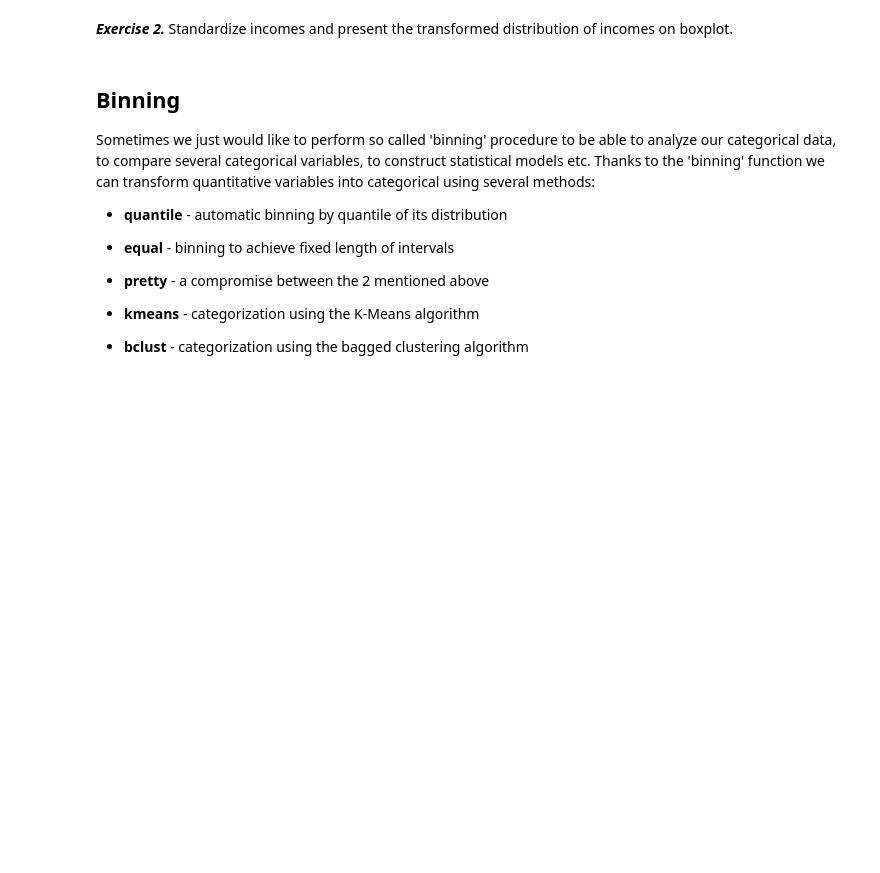
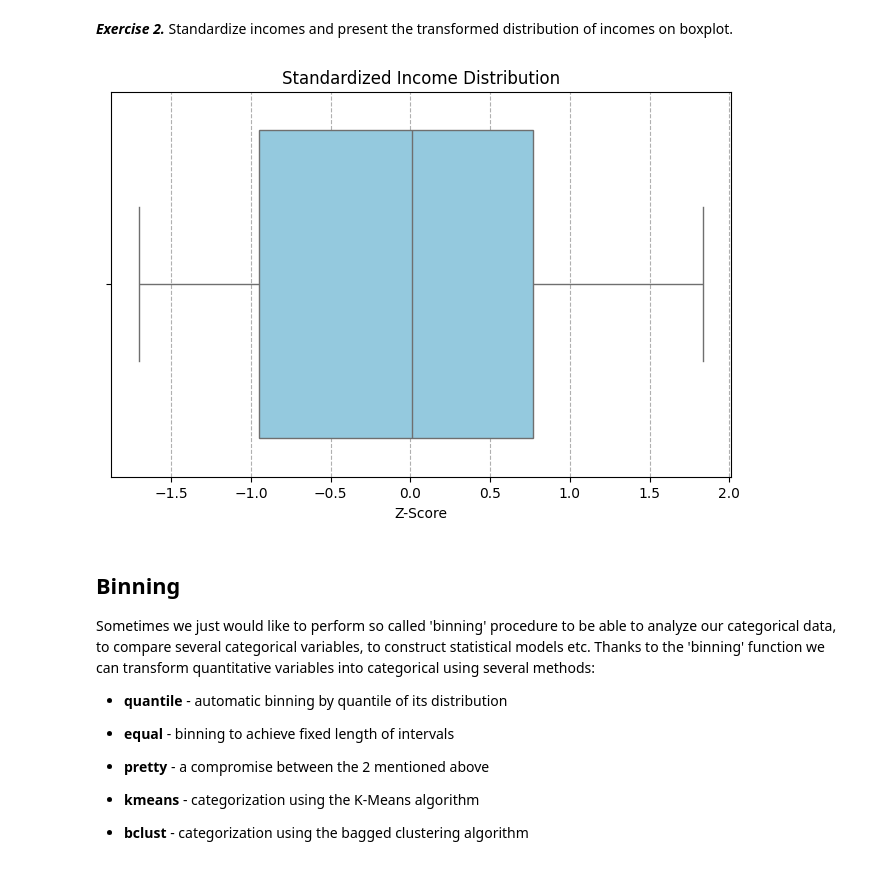
Before and after one commit to SemihSarikoca/Descriptive-Statistics, a Jupyter notebook: Task2/Exercise 4.ipynb, the cells around one changed output. Cells and saved outputs as stored; diff of their text form; code cells hidden in the pictures; blank space fills up the shorter version.

```diff
--- a/Task2/Exercise 4.ipynb
+++ b/Task2/Exercise 4.ipynb
@@ -530,3 +528,14 @@ In order to solve problems with very skewed distributions we can also use severa
+# %%
+df_clean = carseats.dropna(subset=['Income'])
+df_clean['Income_standardized'] = (df_clean['Income'] - df_clean['Income'].mean()) / df_clean['Income'].std()
+plt.figure(figsize=(8, 5))
+sns.boxplot(data=df_clean, x='Income_standardized', orient='h', color='skyblue')
+plt.title('Standardized Income Distribution')
+plt.xlabel('Z-Score')
+plt.grid(axis='x', linestyle='--')
+plt.show()
+# %% [output]
+[figure, added]
 # %% [markdown]
 ## Binning
 
```
Also changed, not shown: parts of 16 cells of this notebook.
